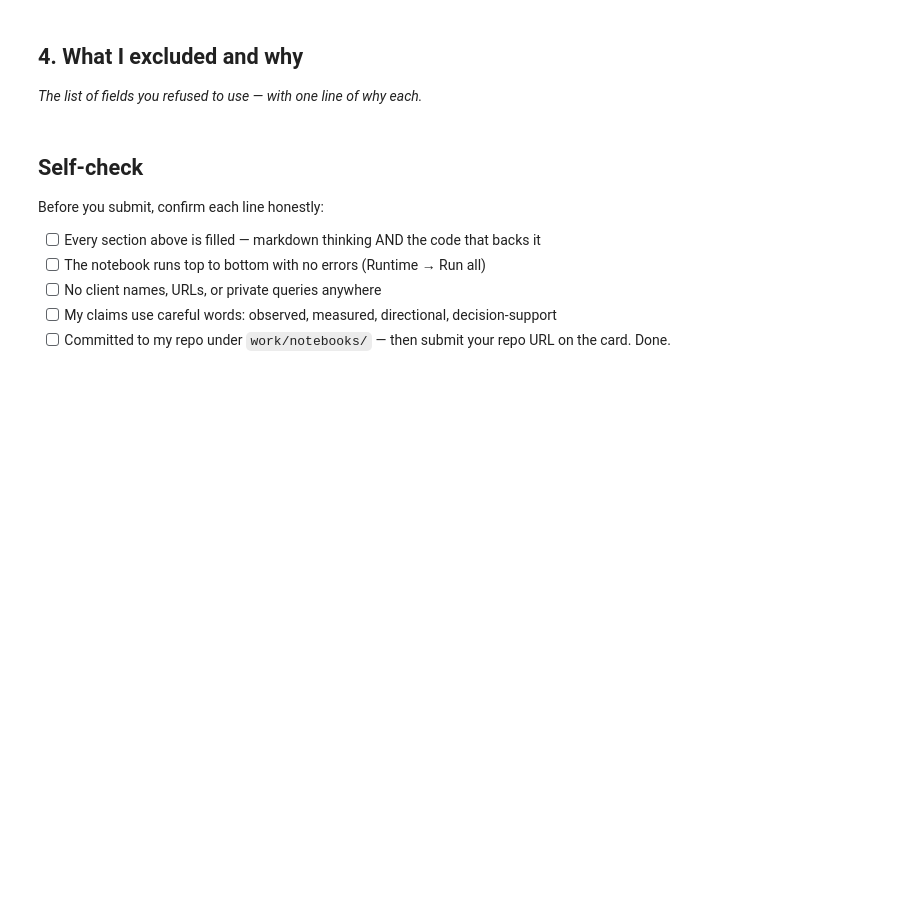
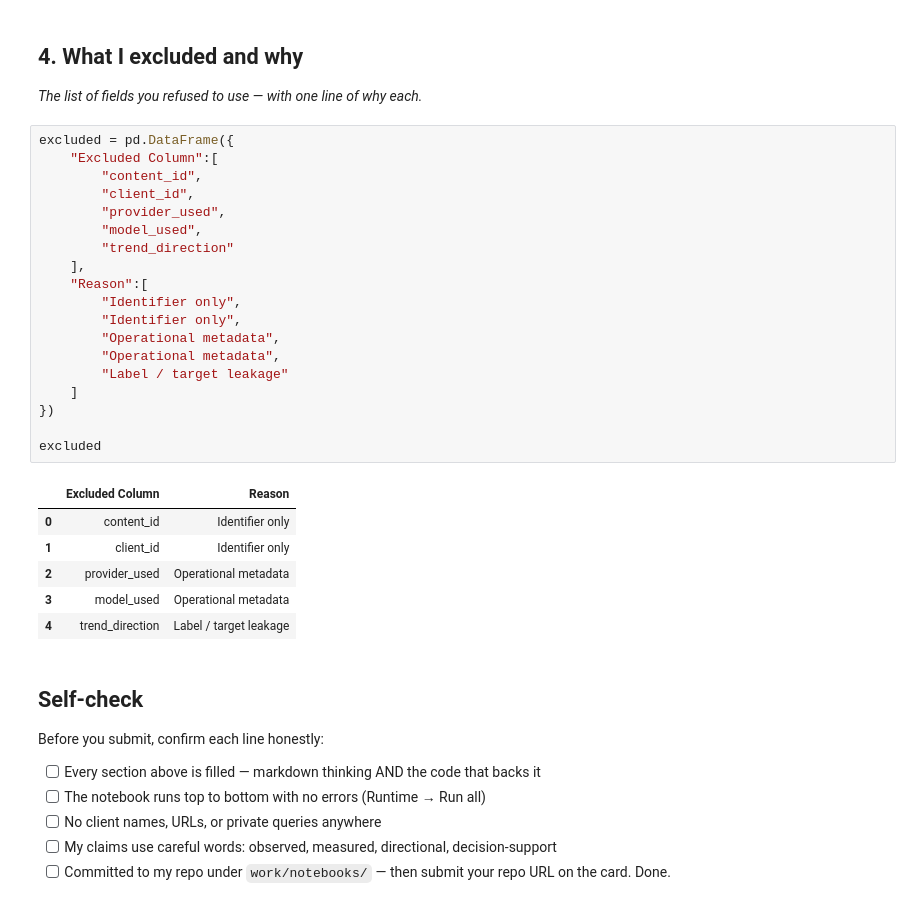
Before and after one commit to hamzaali-712/ML, a Jupyter notebook: work/notebooks/w03_feature_leakage_check.ipynb, the cells around one changed output. Cells and saved outputs as stored; diff of their text form; blank space fills up the shorter version.

```diff
--- a/work/notebooks/w03_feature_leakage_check.ipynb
+++ b/work/notebooks/w03_feature_leakage_check.ipynb
@@ -22,6 +179,32 @@ This skeleton is yours to fill. Work the sections **in order** — each one has
 ## 4. What I excluded and why
 
 *The list of fields you refused to use — with one line of why each.*
+# %%
+excluded = pd.DataFrame({
+    "Excluded Column":[
+        "content_id",
+        "client_id",
+        "provider_used",
+        "model_used",
+        "trend_direction"
+    ],
+    "Reason":[
+        "Identifier only",
+        "Identifier only",
+        "Operational metadata",
+        "Operational metadata",
+        "Label / target leakage"
+    ]
+})
+
+excluded
+# %% [output]
+|  | Excluded Column | Reason |
+| 0 | content_id | Identifier only |
+| 1 | client_id | Identifier only |
+| 2 | provider_used | Operational metadata |
+| 3 | model_used | Operational metadata |
+| 4 | trend_direction | Label / target leakage |
 # %% [markdown]
 ## Self-check
 
```
Also changed, not shown: parts of 4 cells of this notebook.
